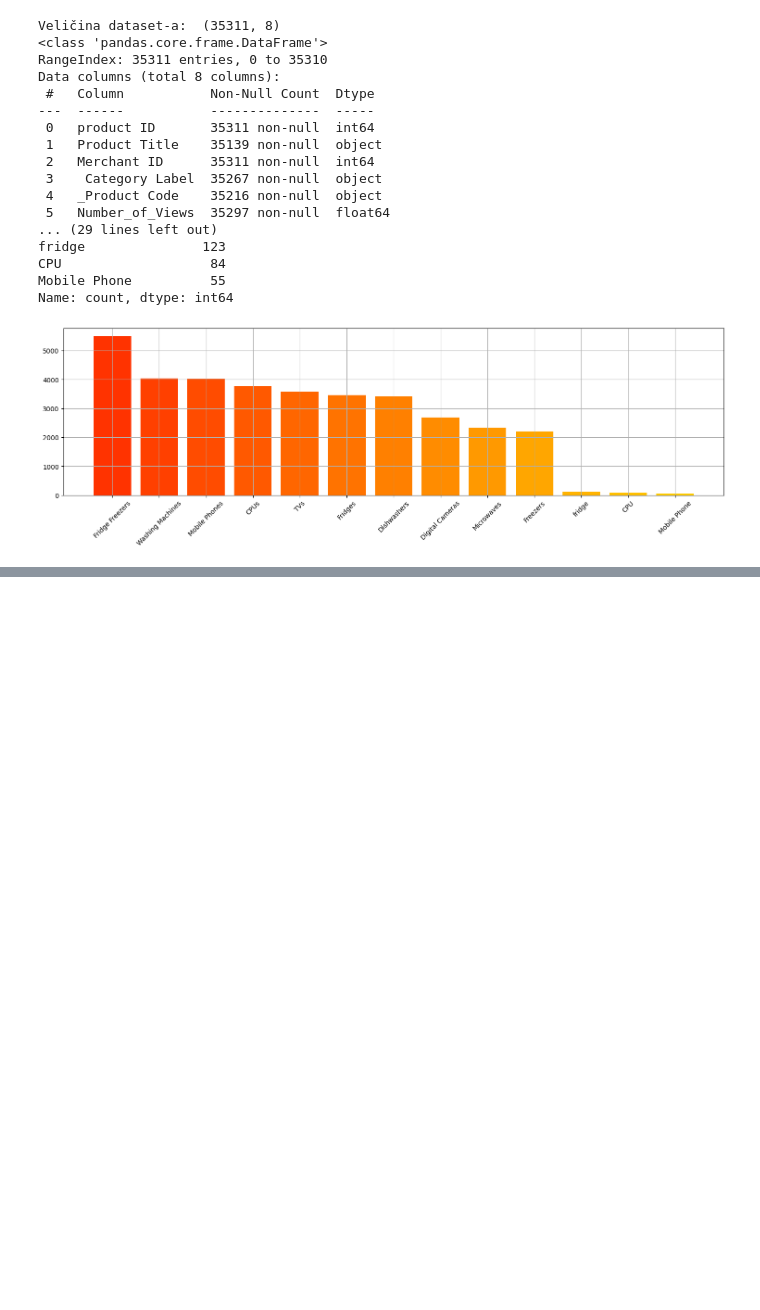
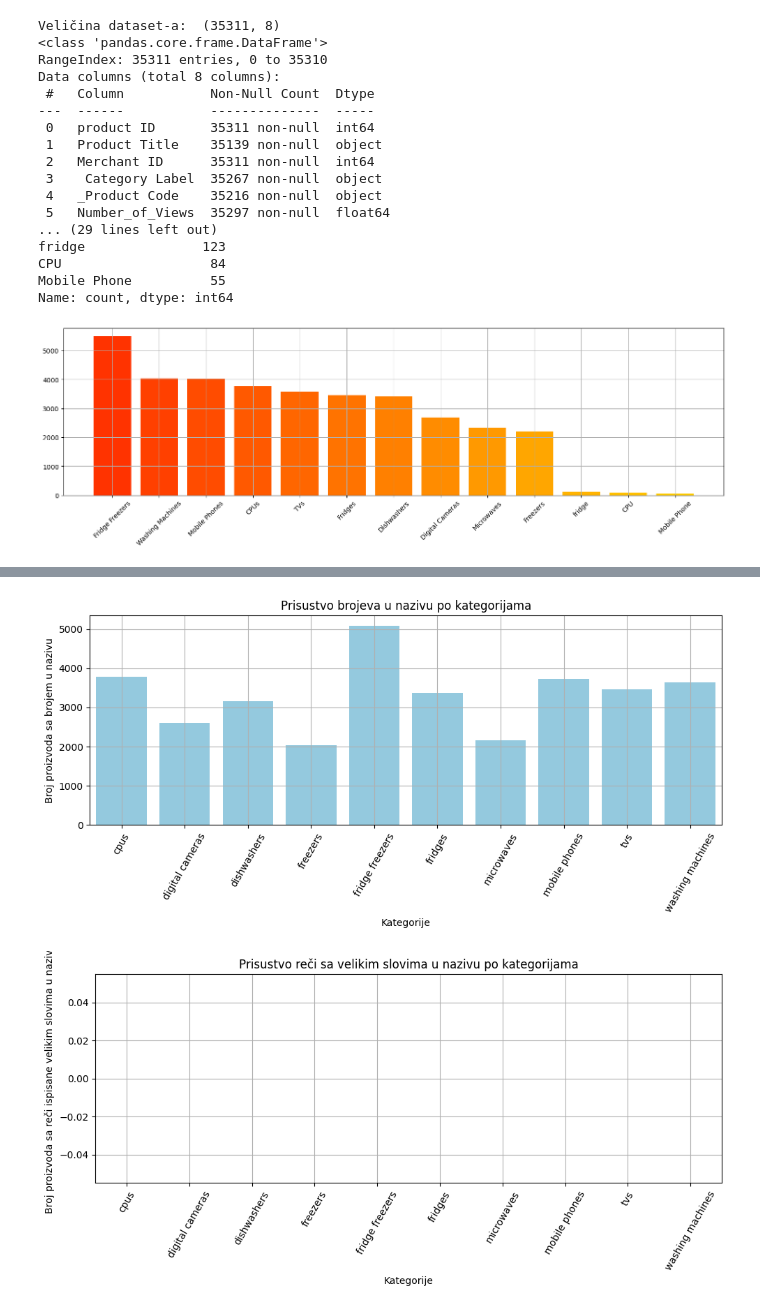
Before and after one commit to dijanaperovic/Predikcija-kategorije-proizvoda-na-osnovu-naslova, a Jupyter notebook: predikcija_kategorije_proizvoda.ipynb, the cells around one changed output, grey strips where cells are left out. Cells and saved outputs as stored; diff of their text form; code cells hidden in the pictures; blank space fills up the shorter version.

```diff
--- a/predikcija_kategorije_proizvoda.ipynb
+++ b/predikcija_kategorije_proizvoda.ipynb
@@ -66,0 +126,28 @@ dtype: int64
+# %%
+df['number_in_name'] = df['product_title'].apply(lambda x: int(any(ch.isdigit() for ch in x)))
+
+numbers_per_category = df.groupby('category_label')['number_in_name'].sum().reset_index()
+plt.figure(figsize=(10, 5))
+sns.barplot(data=numbers_per_category, x='category_label', y='number_in_name', color='skyblue')
+plt.title("Prisustvo brojeva u nazivu po kategorijama")
+plt.grid(True)
+plt.xlabel("Kategorije")
+plt.ylabel("Broj proizvoda sa brojem u nazivu")
+plt.xticks(rotation=60)
+plt.tight_layout()
+plt.show()
+
+df['has_upper_word'] = df['product_title'].apply(lambda x: int(any(word.isupper() for word in x.split())))
+upperwords_per_category = df.groupby('category_label')['has_upper_word'].sum().reset_index()
+plt.figure(figsize=(10, 5))
+sns.barplot(data=upperwords_per_category, x='category_label', y='has_upper_word', color='blue')
+plt.title("Prisustvo reči sa velikim slovima u nazivu po kategorijama")
+plt.grid(True)
+plt.xlabel("Kategorije")
+plt.ylabel("Broj proizvoda sa reči ispisane velikim slovima u nazivu")
+plt.xticks(rotation=60)
+plt.tight_layout()
+plt.show()
+# %% [output]
+[figure, added]
+[figure, added]
```
Also changed, not shown: parts of 7 cells of this notebook.
